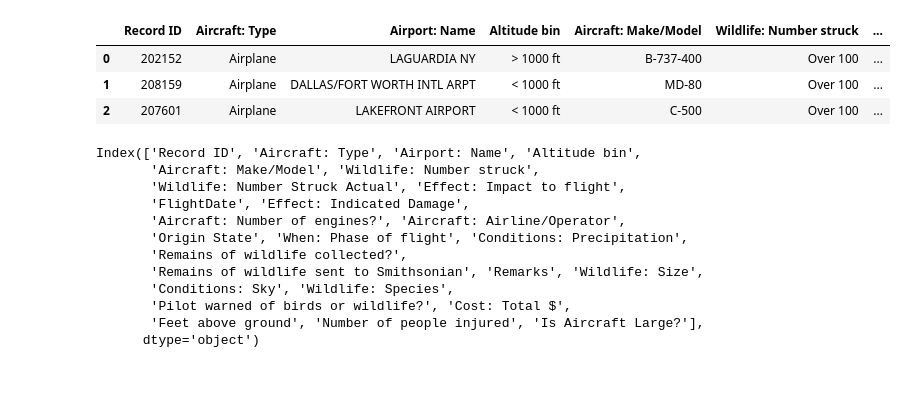
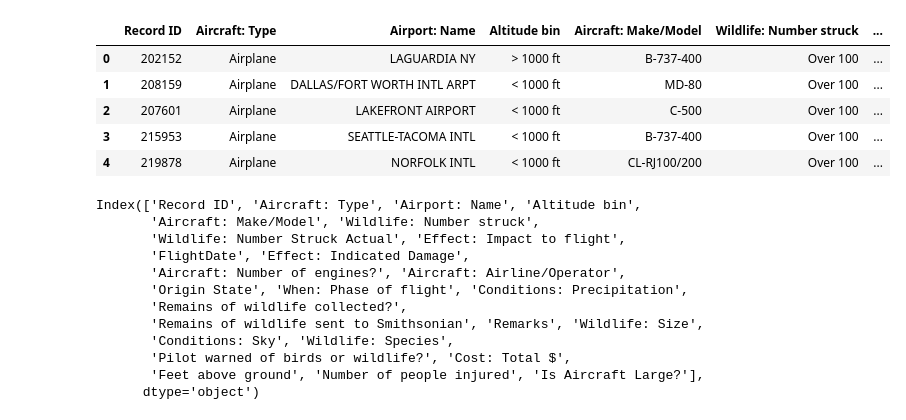
Before and after one commit to UsmanAhamed12/Data-Analyst-Intern-Project, a Jupyter notebook: BIRD STRIKES PROJECT/NoteBooks/BIRD STRIKES ANALYSIS.ipynb, the cells around one changed output. Saved outputs shown, nothing was run; the diff lists cells and outputs as text; code cells hidden in the pictures; blank space fills up the shorter version.

```diff
--- a/BIRD STRIKES PROJECT/NoteBooks/BIRD STRIKES ANALYSIS.ipynb
+++ b/BIRD STRIKES PROJECT/NoteBooks/BIRD STRIKES ANALYSIS.ipynb
@@ -9,13 +9,15 @@ import seaborn as sns
 pd.set_option('display.max_columns', None)
 # %%
 ## Import Dataset
-Data = pd.read_excel('/Users/inazawaelectronics/Documents/BIRD STRIKES PROJECT/Data-Analyst-Intern-Project/Data-Analyst-Intern-Project/BIRD STRIKES PROJECT/Bird Strikes data.xlsx')
-Data.head(3)
+Data = pd.read_excel('/Users/inazawaelectronics/Documents/BIRD STRIKES PROJECT/Data-Analyst-Intern-Project/Data-Analyst-Intern-Project/BIRD STRIKES PROJECT/Data/Bird Strikes data.xlsx')
+Data.head()
 # %% [output]
 |  | Record ID | Aircraft: Type | Airport: Name | Altitude bin | Aircraft: Make/Model | Wildlife: Number struck | ... |
 | 0 | 202152 | Airplane | LAGUARDIA NY | > 1000 ft | B-737-400 | Over 100 | ... |
 | 1 | 208159 | Airplane | DALLAS/FORT WORTH INTL ARPT | < 1000 ft | MD-80 | Over 100 | ... |
 | 2 | 207601 | Airplane | LAKEFRONT AIRPORT | < 1000 ft | C-500 | Over 100 | ... |
+| 3 | 215953 | Airplane | SEATTLE-TACOMA INTL | < 1000 ft | B-737-400 | Over 100 | ... |
+| 4 | 219878 | Airplane | NORFOLK INTL | < 1000 ft | CL-RJ100/200 | Over 100 | ... |
 # %%
 ### Read The Dataset Columns
 Data.columns
```
Also changed, not shown: parts of 2 cells of this notebook, 4 other files.
